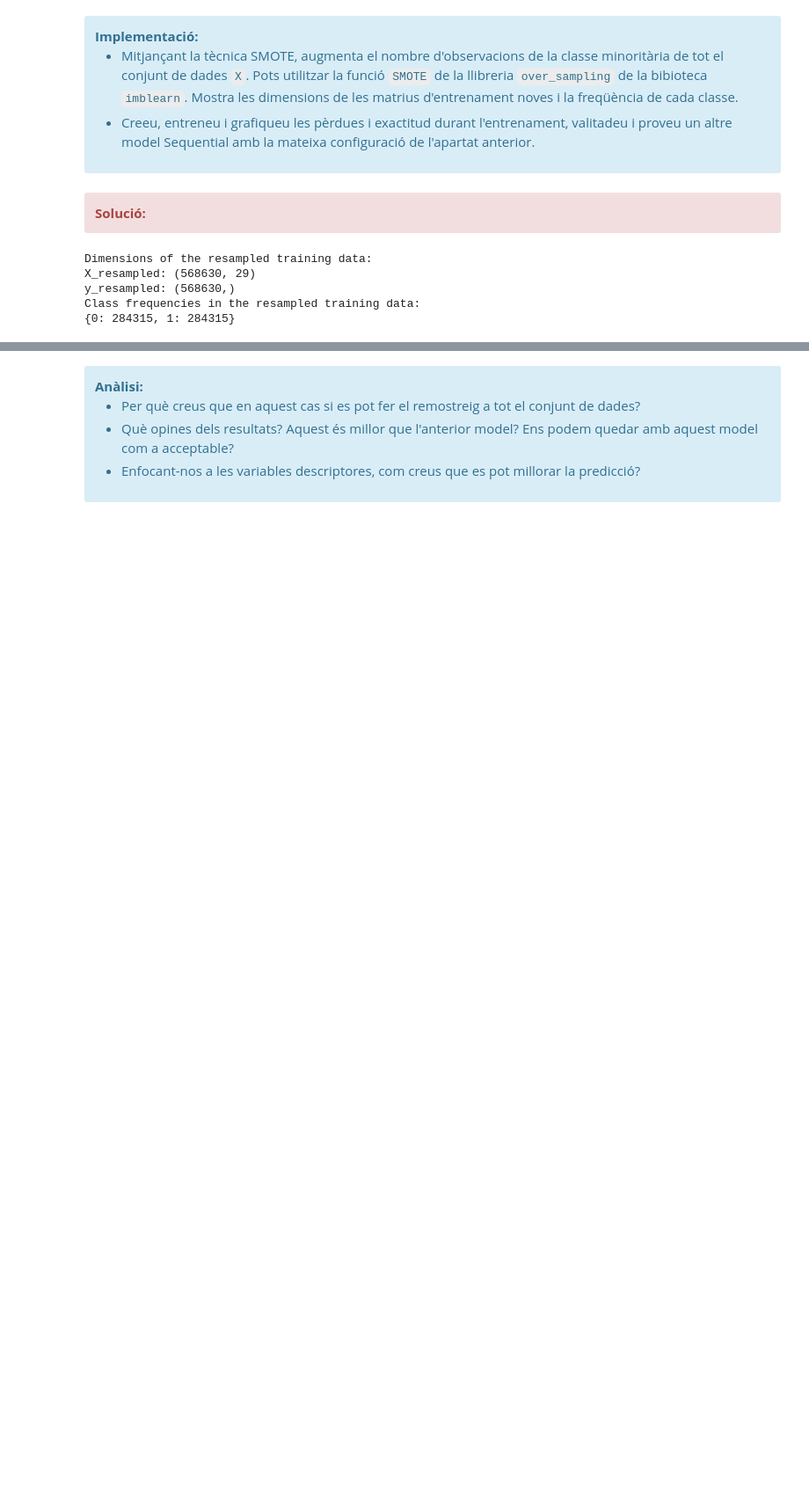
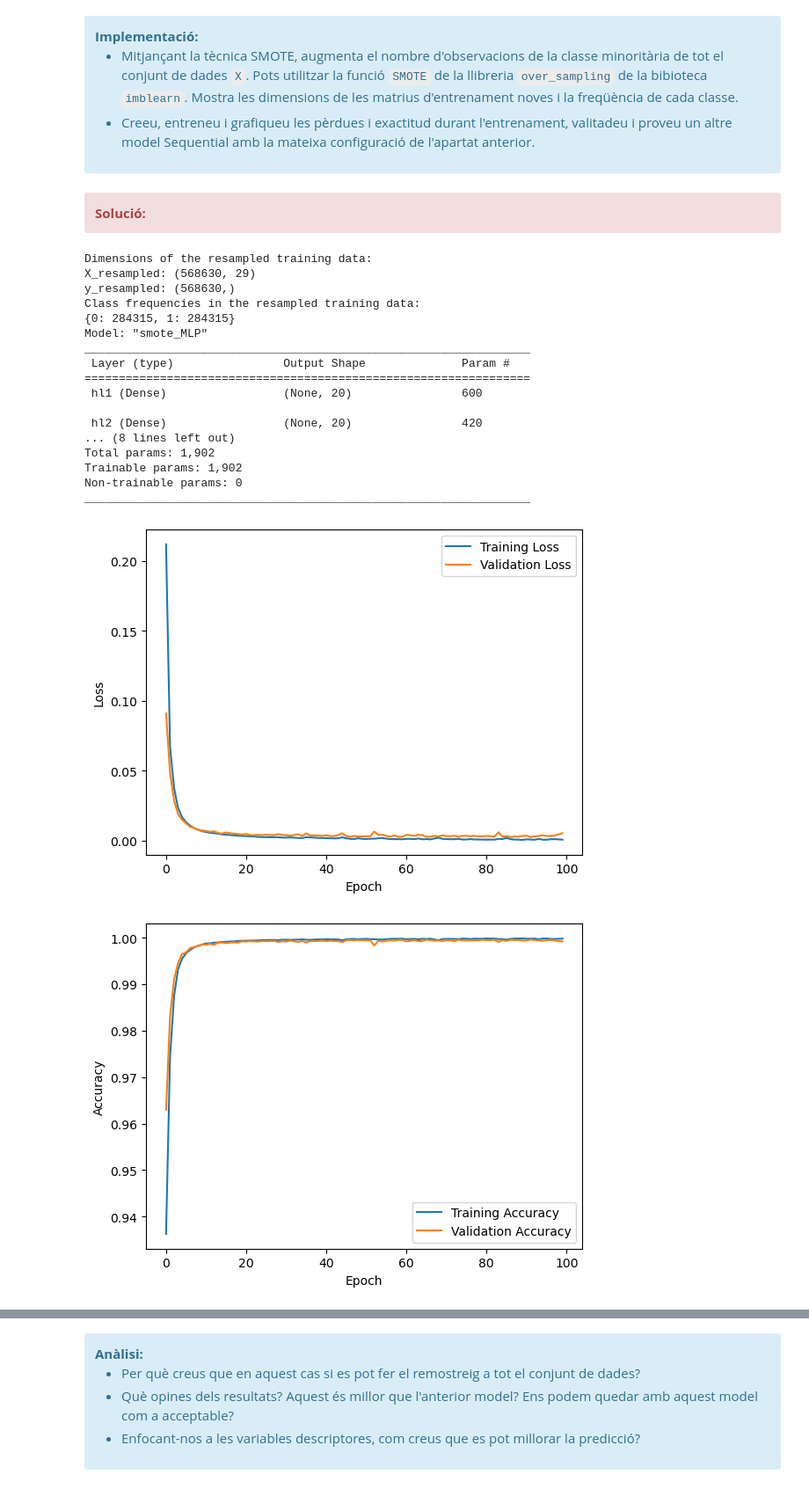
Before and after one commit to xaviermaltas/advancedDataMiningModels, a Jupyter notebook: PAC3/20222_M2.955_PAC3_Enunciat.ipynb, the cells around one changed output, grey strips where cells are left out. Shown at 88% size. Cells and saved outputs as stored; diff of their text form; code cells hidden in the pictures; blank space fills up the shorter version.

```diff
--- a/PAC3/20222_M2.955_PAC3_Enunciat.ipynb
+++ b/PAC3/20222_M2.955_PAC3_Enunciat.ipynb
@@ -1839,28 +1883,88 @@ La tècnica SMOTE s'utilitza en combinació amb altres tècniques de preprocessa
 # %%
 from imblearn.over_sampling import SMOTE
 import pandas as pd
+from tensorflow import keras
+from sklearn.model_selection import train_test_split
+import matplotlib.pyplot as plt
 
 # Separate descriptors (X) from the target variable (y)
 X = data.drop('Class', axis=1)
 y = data['Class']
 
 # Apply SMOTE to the data
 smote = SMOTE()
-X_resampled, y_resampled = smote.fit_resample(X, y)
+X_smote, y_smote = smote.fit_resample(X, y)
 
 # Display dimensions of the new training matrices
 print("Dimensions of the resampled training data:")
-print("X_resampled:", X_resampled.shape)
-print("y_resampled:", y_resampled.shape)
+print("X_resampled:", X_smote.shape)
+print("y_resampled:", y_smote.shape)
 
 # Display frequency of each class
-unique, counts = np.unique(y_resampled, return_counts=True)
+unique, counts = np.unique(y_smote, return_counts=True)
 class_frequencies = dict(zip(unique, counts))
 print("Class frequencies in the resampled training data:")
 print(class_frequencies)
+# print(type(X_smote))
+
+# Split the resampled data into train and validation sets
+X_train, X_val, y_train, y_val = train_test_split(X_smote, y_smote, test_size=0.2, random_state=42)
+
+# Create a new Sequential model
+model = Sequential(name="smote_MLP")
+
+# Add the desired layers to the model
+model.add(Dense(20, activation='relu', input_shape=(X_train.shape[1],), name="hl1"))
+model.add(Dense(20, activation='relu', name="hl2"))
+model.add(Dense(20, activation='relu', name="hl3"))
+model.add(Dense(20, activation='relu', name="hl4"))
+model.add(Dense(2, activation='sigmoid', name="al_sigmoid"))
+
+
+# Display the network summary
+model.summary()
+
+
+# Compile the model
+model.compile(optimizer='adam', loss='binary_crossentropy', metrics=['accuracy'])
+
+y_train = to_categorical(y_train)
+
+# Train the model
+history = model.fit(X_train, y_train, epochs=100, batch_size=2048, validation_split=0.2, verbose=0)
+
+# Plot the training and validation loss
+plt.plot(history.history['loss'], label='Training Loss')
+plt.plot(history.history['val_loss'], label='Validation Loss')
+plt.xlabel('Epoch')
+plt.ylabel('Loss')
+plt.legend()
+plt.show()
+
+# Plot the training and validation accuracy
+plt.plot(history.history['accuracy'], label='Training Accuracy')
+plt.plot(history.history['val_accuracy'], label='Validation Accuracy')
+plt.xlabel('Epoch')
+plt.ylabel('Accuracy')
+plt.legend()
+plt.show()
 # %% [output]
 Dimensions of the resampled training data:
 X_resampled: (568630, 29)
 y_resampled: (568630,)
 Class frequencies in the resampled training data:
 {0: 284315, 1: 284315}
+Model: "smote_MLP"
+_________________________________________________________________
+ Layer (type)                Output Shape              Param #
+=================================================================
+ hl1 (Dense)                 (None, 20)                600
+
+ hl2 (Dense)                 (None, 20)                420
+... (8 lines left out)
+Total params: 1,902
+Trainable params: 1,902
+Non-trainable params: 0
+_________________________________________________________________
+[figure, added]
+[figure, added]
```
Also changed, not shown: parts of 12 cells of this notebook, 1 other file.
